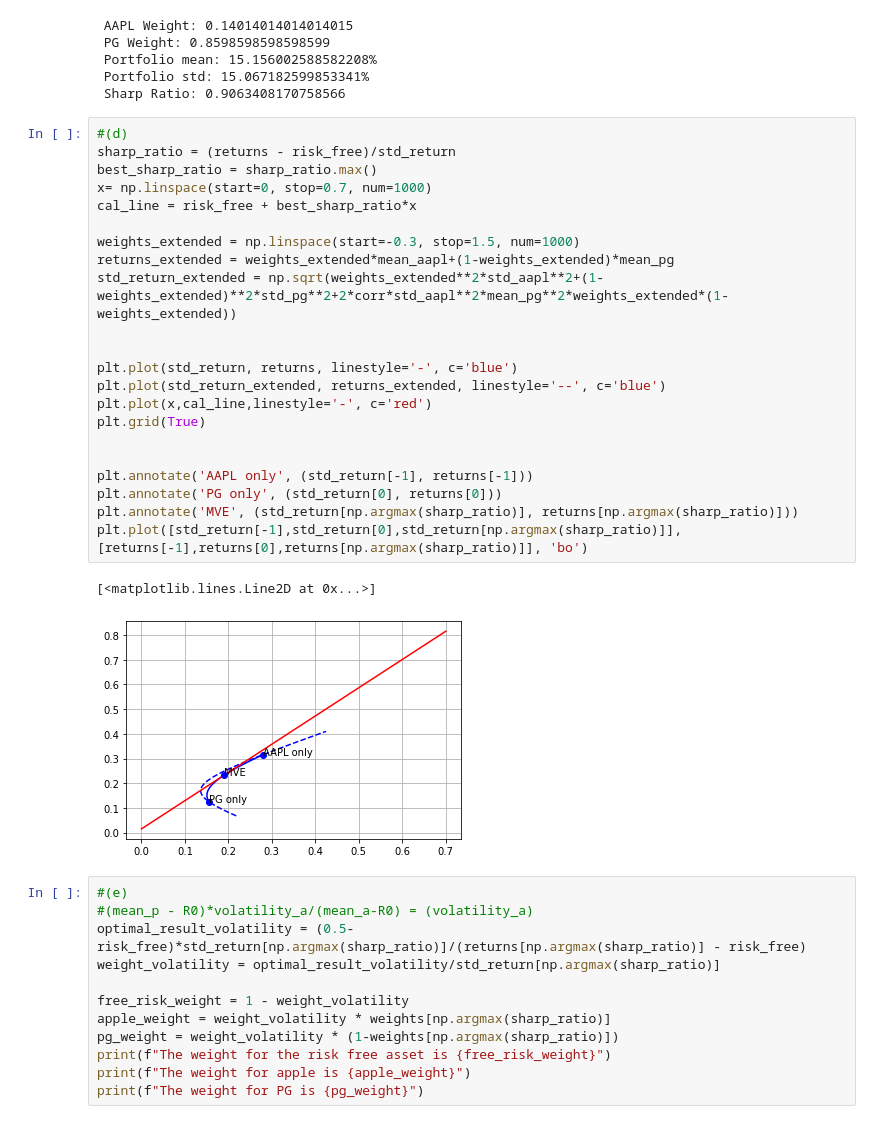
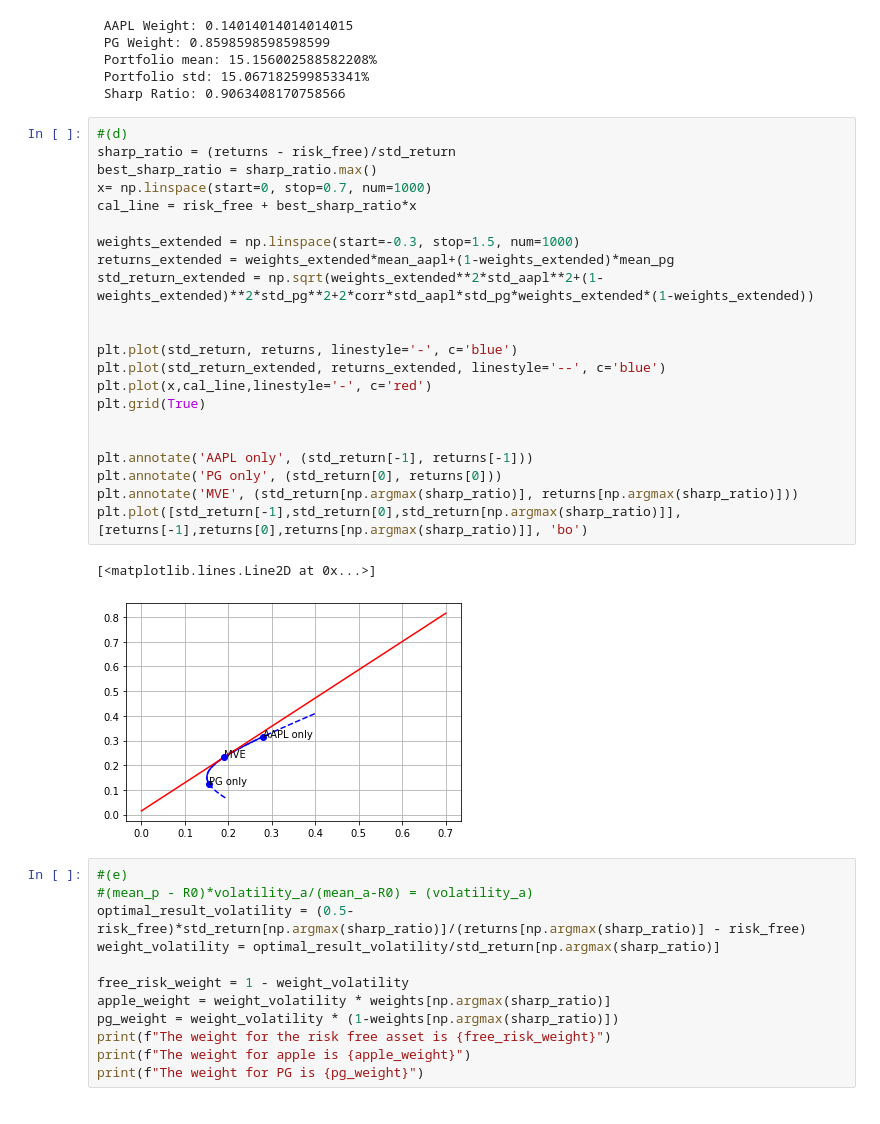
Before and after one commit to hugolan/investments, a Jupyter notebook: PS2/ps2.ipynb, the cells around one changed output. Saved outputs shown, nothing was run; the diff lists cells and outputs as text.

```diff
--- a/PS2/ps2.ipynb
+++ b/PS2/ps2.ipynb
@@ -284,28 +284,28 @@ print(f' Sharp Ratio: {(returns[min_std]-risk_free)/std_return[min_std]}')
 # %%
 #(d)
 sharp_ratio = (returns - risk_free)/std_return
 best_sharp_ratio = sharp_ratio.max()
 x= np.linspace(start=0, stop=0.7, num=1000)
 cal_line = risk_free + best_sharp_ratio*x
 
 weights_extended = np.linspace(start=-0.3, stop=1.5, num=1000)
 returns_extended = weights_extended*mean_aapl+(1-weights_extended)*mean_pg
-std_return_extended = np.sqrt(weights_extended**2*std_aapl**2+(1-weights_extended)**2*std_pg**2+2*corr*std_aapl**2*mean_pg**2*weights_extended*(1-weights_extended))
+std_return_extended = np.sqrt(weights_extended**2*std_aapl**2+(1-weights_extended)**2*std_pg**2+2*corr*std_aapl*std_pg*weights_extended*(1-weights_extended))
 
 
 plt.plot(std_return, returns, linestyle='-', c='blue')
 plt.plot(std_return_extended, returns_extended, linestyle='--', c='blue')
 plt.plot(x,cal_line,linestyle='-', c='red')
 plt.grid(True)
 
 
 plt.annotate('AAPL only', (std_return[-1], returns[-1]))
 plt.annotate('PG only', (std_return[0], returns[0]))
 plt.annotate('MVE', (std_return[np.argmax(sharp_ratio)], returns[np.argmax(sharp_ratio)]))
 plt.plot([std_return[-1],std_return[0],std_return[np.argmax(sharp_ratio)]], [returns[-1],returns[0],returns[np.argmax(sharp_ratio)]], 'bo')
 # %% [output]
 [<matplotlib.lines.Line2D at 0x...>]
-[figure, old version]
+[figure, new version]
 # %%
 #(e)
 #(mean_p - R0)*volatility_a/(mean_a-R0) = (volatility_a)
```
Also changed, not shown: parts of 2 cells of this notebook.
